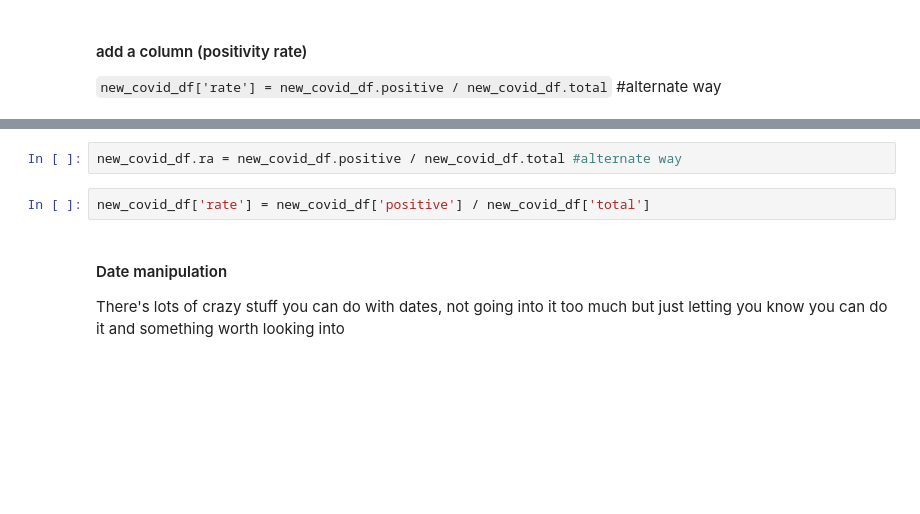
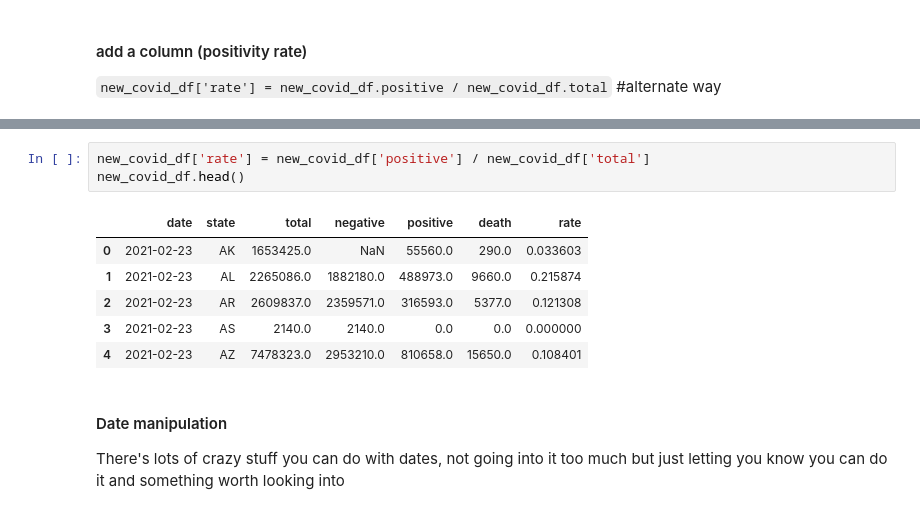
Before and after one commit to tparchman/F21_BIOL792_coursepage, a Jupyter notebook: week12_python7/primer_python-pandas-inclass.ipynb, the cells around one changed output, grey strips where cells are left out. Drawn from its saved outputs; the diff is of its cells as text; blank space fills up the shorter version.

```diff
--- a/week12_python7/primer_python-pandas-inclass.ipynb
+++ b/week12_python7/primer_python-pandas-inclass.ipynb
@@ -363,7 +383,13 @@ new_covid_df = new_covid_df[['date','state','total','negative','positive','death
 # %%
-new_covid_df.ra = new_covid_df.positive / new_covid_df.total #alternate way
+new_covid_df['rate'] = new_covid_df['positive'] / new_covid_df['total']
+new_covid_df.head()
+# %% [output]
+|  | date | state | total | negative | positive | death | rate |
+| 0 | 2021-02-23 | AK | 1653425.0 | NaN | 55560.0 | 290.0 | 0.033603 |
+| 1 | 2021-02-23 | AL | 2265086.0 | 1882180.0 | 488973.0 | 9660.0 | 0.215874 |
+| 2 | 2021-02-23 | AR | 2609837.0 | 2359571.0 | 316593.0 | 5377.0 | 0.121308 |
+| 3 | 2021-02-23 | AS | 2140.0 | 2140.0 | 0.0 | 0.0 | 0.000000 |
+| 4 | 2021-02-23 | AZ | 7478323.0 | 2953210.0 | 810658.0 | 15650.0 | 0.108401 |
-# %%
-new_covid_df['rate'] = new_covid_df['positive'] / new_covid_df['total']
 # %% [markdown]
 #### Date manipulation
 There's lots of crazy stuff you can do with dates, not going into it too much but just letting you know you can do it and something worth looking into
```
Also changed, not shown: parts of 12 cells of this notebook.
